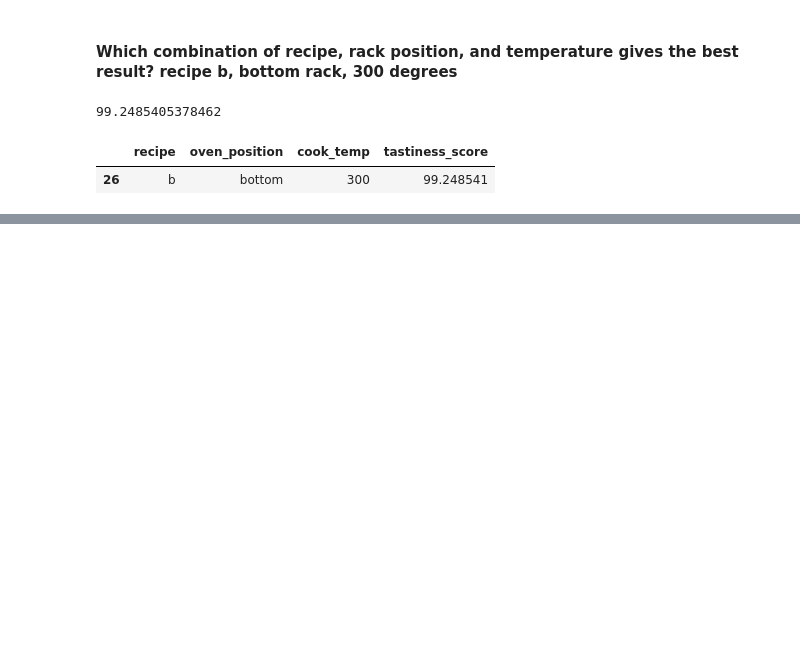
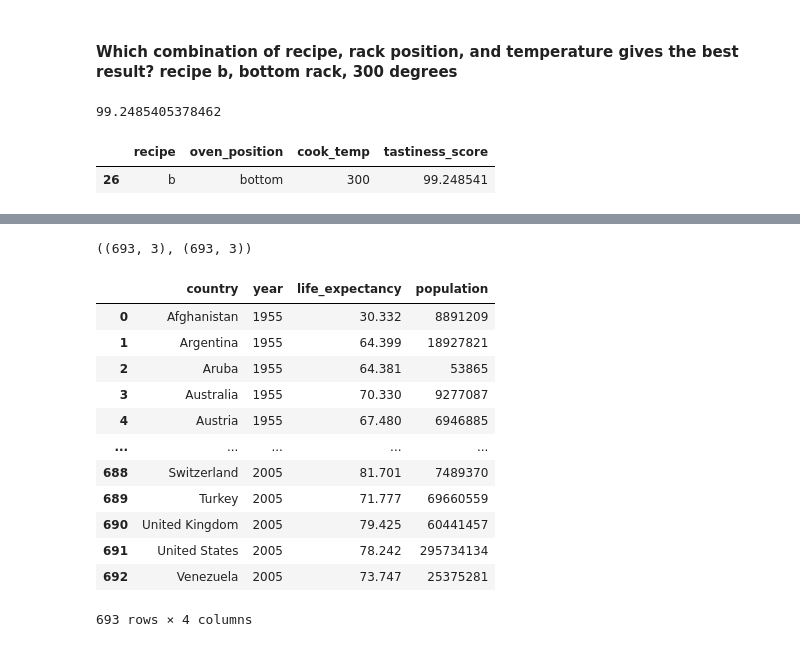
Before and after one commit to HeatherOrtegaMcMillan/classification-exercises, a Jupyter notebook: tidy_data.ipynb, the cells around one changed output, grey strips where cells are left out. Drawn from its saved outputs; the diff is of its cells as text; code cells hidden in the pictures; blank space fills up the shorter version.

```diff
--- a/tidy_data.ipynb
+++ b/tidy_data.ipynb
@@ -239,0 +281,4 @@ dfcake_tidy.sort_values(by = 'tastiness_score', ascending = False).head(1)
+# %%
+# make life expectancy df
+df_life = pd.melt(dfg, id_vars='country', value_vars=life_expect, var_name='year', value_name='life_expectancy')
+df_life
@@ -239,0 +347,24 @@ dfcake_tidy.sort_values(by = 'tastiness_score', ascending = False).head(1)
+# %%
+# checking to make sure they're the same shape
+df_life.shape, df_pop.shape
+# %% [output]
+((693, 3), (693, 3))
+# %%
+# join dataframes.
+
+dfgm = df_life.merge(df_pop, how='inner', on=['country', 'year'])
+dfgm
+# %% [output]
+|  | country | year | life_expectancy | population |
+| 0 | Afghanistan | 1955 | 30.332 | 8891209 |
+| 1 | Argentina | 1955 | 64.399 | 18927821 |
+| 2 | Aruba | 1955 | 64.381 | 53865 |
+| 3 | Australia | 1955 | 70.330 | 9277087 |
+| 4 | Austria | 1955 | 67.480 | 6946885 |
+| ... | ... | ... | ... | ... |
+| 688 | Switzerland | 2005 | 81.701 | 7489370 |
+| 689 | Turkey | 2005 | 71.777 | 69660559 |
+| 690 | United Kingdom | 2005 | 79.425 | 60441457 |
+| 691 | United States | 2005 | 78.242 | 295734134 |
+| 692 | Venezuela | 2005 | 73.747 | 25375281 |
+693 rows × 4 columns
```
Also changed, not shown: parts of 16 cells of this notebook.
